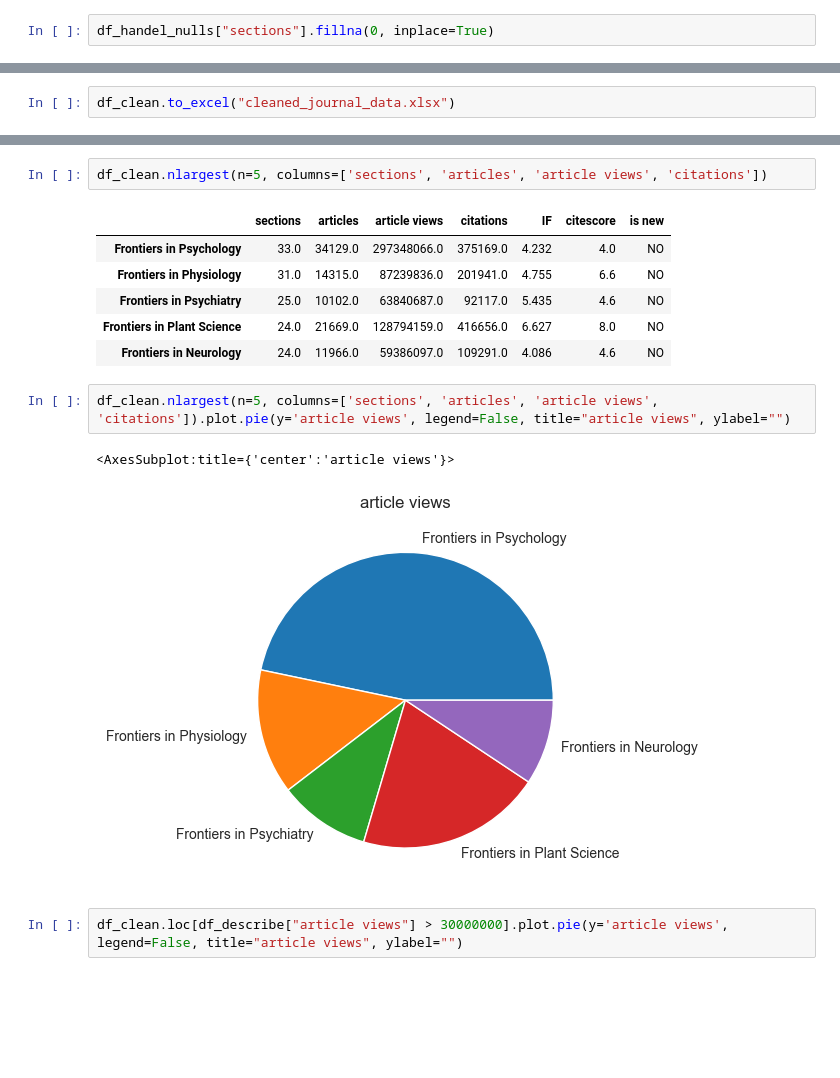
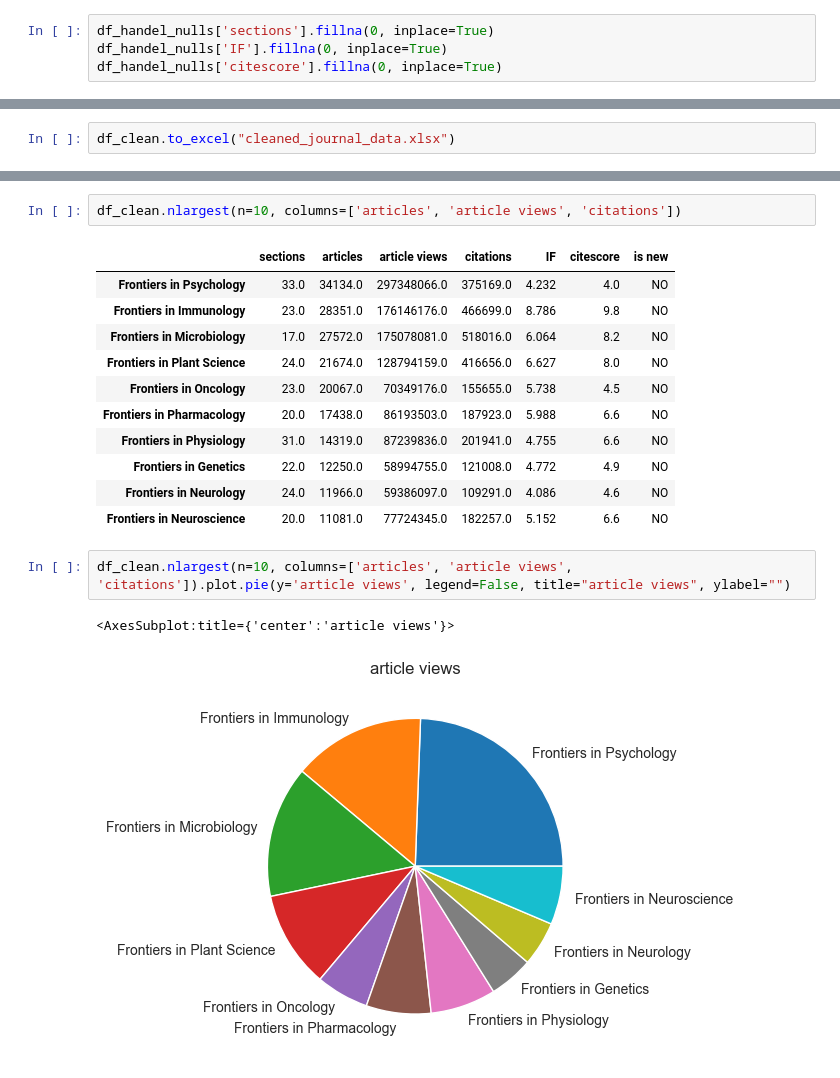
Before and after one commit to joshdev1/Frontiers, a Jupyter notebook: data_programming.ipynb, the cells around one changed output, grey strips where cells are left out. Drawn from its saved outputs; the diff is of its cells as text; blank space fills up the shorter version.

```diff
--- a/data_programming.ipynb
+++ b/data_programming.ipynb
@@ -231,5 +270,7 @@ Now we can update all the journals missing a section metric to having 0 sections
 # %%
-df_handel_nulls["sections"].fillna(0, inplace=True)
+df_handel_nulls['sections'].fillna(0, inplace=True)
+df_handel_nulls['IF'].fillna(0, inplace=True)
+df_handel_nulls['citescore'].fillna(0, inplace=True)
 # %%
 df_handel_nulls.isnull().sum().sum()
 # %% [output]
@@ -357,16 +422,19 @@ df_clean.to_excel("cleaned_journal_data.xlsx")
 # %%
-df_clean.nlargest(n=5, columns=['sections', 'articles', 'article views', 'citations'])
+df_clean.nlargest(n=10, columns=['articles', 'article views', 'citations'])
 # %% [output]
 |  | sections | articles | article views | citations | IF | citescore | is new |
-| Frontiers in Psychology | 33.0 | 34129.0 | 297348066.0 | 375169.0 | 4.232 | 4.0 | NO |
-| Frontiers in Physiology | 31.0 | 14315.0 | 87239836.0 | 201941.0 | 4.755 | 6.6 | NO |
-| Frontiers in Psychiatry | 25.0 | 10102.0 | 63840687.0 | 92117.0 | 5.435 | 4.6 | NO |
-| Frontiers in Plant Science | 24.0 | 21669.0 | 128794159.0 | 416656.0 | 6.627 | 8.0 | NO |
+| Frontiers in Psychology | 33.0 | 34134.0 | 297348066.0 | 375169.0 | 4.232 | 4.0 | NO |
+| Frontiers in Immunology | 23.0 | 28351.0 | 176146176.0 | 466699.0 | 8.786 | 9.8 | NO |
+| Frontiers in Microbiology | 17.0 | 27572.0 | 175078081.0 | 518016.0 | 6.064 | 8.2 | NO |
+| Frontiers in Plant Science | 24.0 | 21674.0 | 128794159.0 | 416656.0 | 6.627 | 8.0 | NO |
+| Frontiers in Oncology | 23.0 | 20067.0 | 70349176.0 | 155655.0 | 5.738 | 4.5 | NO |
+| Frontiers in Pharmacology | 20.0 | 17438.0 | 86193503.0 | 187923.0 | 5.988 | 6.6 | NO |
+| Frontiers in Physiology | 31.0 | 14319.0 | 87239836.0 | 201941.0 | 4.755 | 6.6 | NO |
+| Frontiers in Genetics | 22.0 | 12250.0 | 58994755.0 | 121008.0 | 4.772 | 4.9 | NO |
 | Frontiers in Neurology | 24.0 | 11966.0 | 59386097.0 | 109291.0 | 4.086 | 4.6 | NO |
+| Frontiers in Neuroscience | 20.0 | 11081.0 | 77724345.0 | 182257.0 | 5.152 | 6.6 | NO |
 # %%
-df_clean.nlargest(n=5, columns=['sections', 'articles', 'article views', 'citations']).plot.pie(y='article views', legend=False, title="article views", ylabel="")
+df_clean.nlargest(n=10, columns=['articles', 'article views', 'citations']).plot.pie(y='article views', legend=False, title="article views", ylabel="")
 # %% [output]
 <AxesSubplot:title={'center':'article views'}>
-[figure, old version]
+[figure, new version]
-# %%
-df_clean.loc[df_describe["article views"] > 30000000].plot.pie(y='article views', legend=False, title="article views", ylabel="")
```
Also changed, not shown: parts of 43 cells of this notebook.
